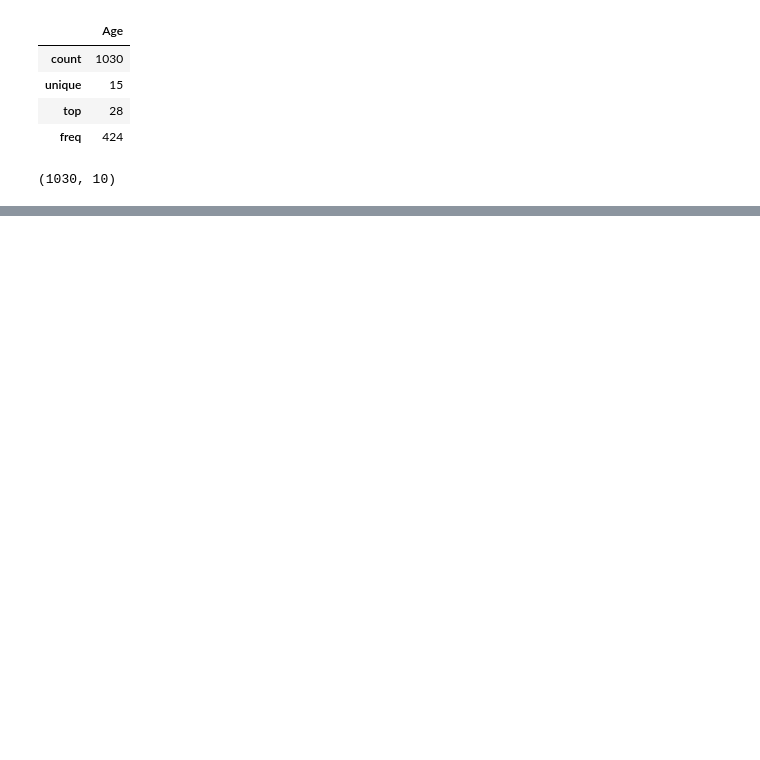
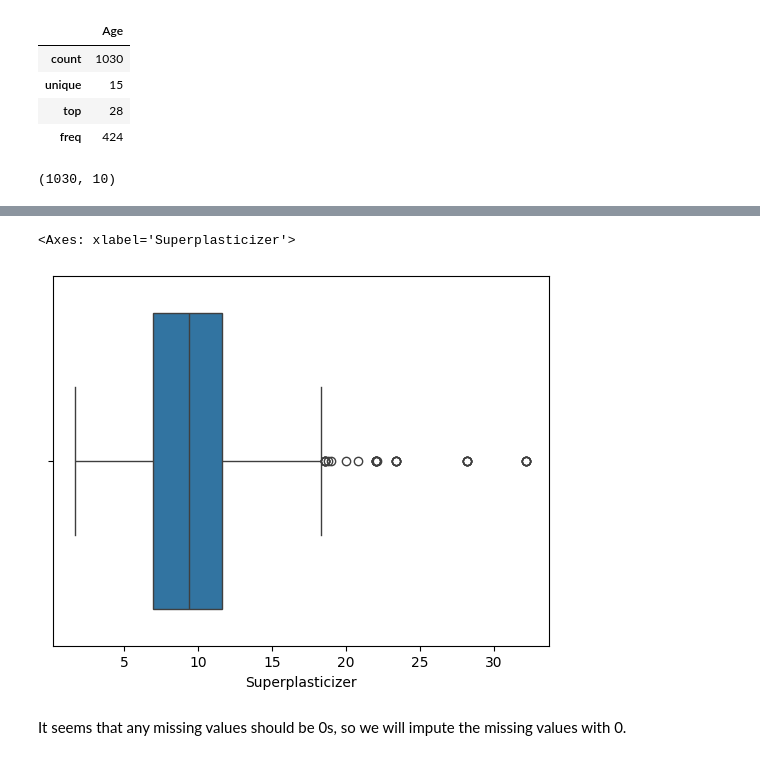
Before and after one commit to danielphilip12/Concrete-Strength, a Jupyter notebook: EDA.ipynb, the cells around one changed output, grey strips where cells are left out. Drawn from its saved outputs; the diff is of its cells as text; code cells hidden in the pictures; blank space fills up the shorter version.

```diff
--- a/EDA.ipynb
+++ b/EDA.ipynb
@@ -60,0 +140,7 @@ df.shape
+# %%
+sns.boxplot(data=df, x='Superplasticizer')
+# %% [output]
+<Axes: xlabel='Superplasticizer'>
+[figure, added]
+# %% [markdown]
+It seems that any missing values should be 0s, so we will impute the missing values with 0.
```
Also changed, not shown: parts of 37 cells of this notebook, 2 other files.
